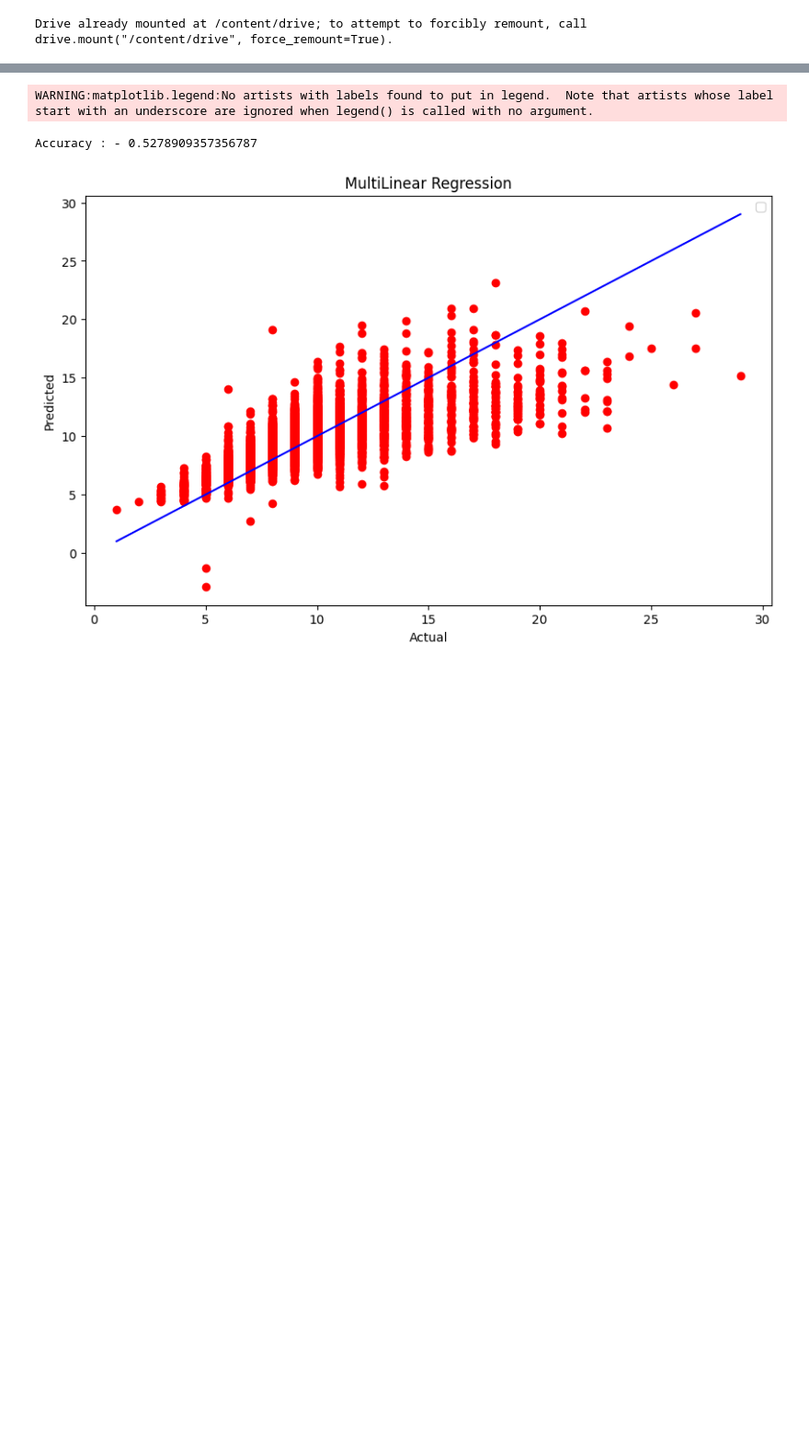
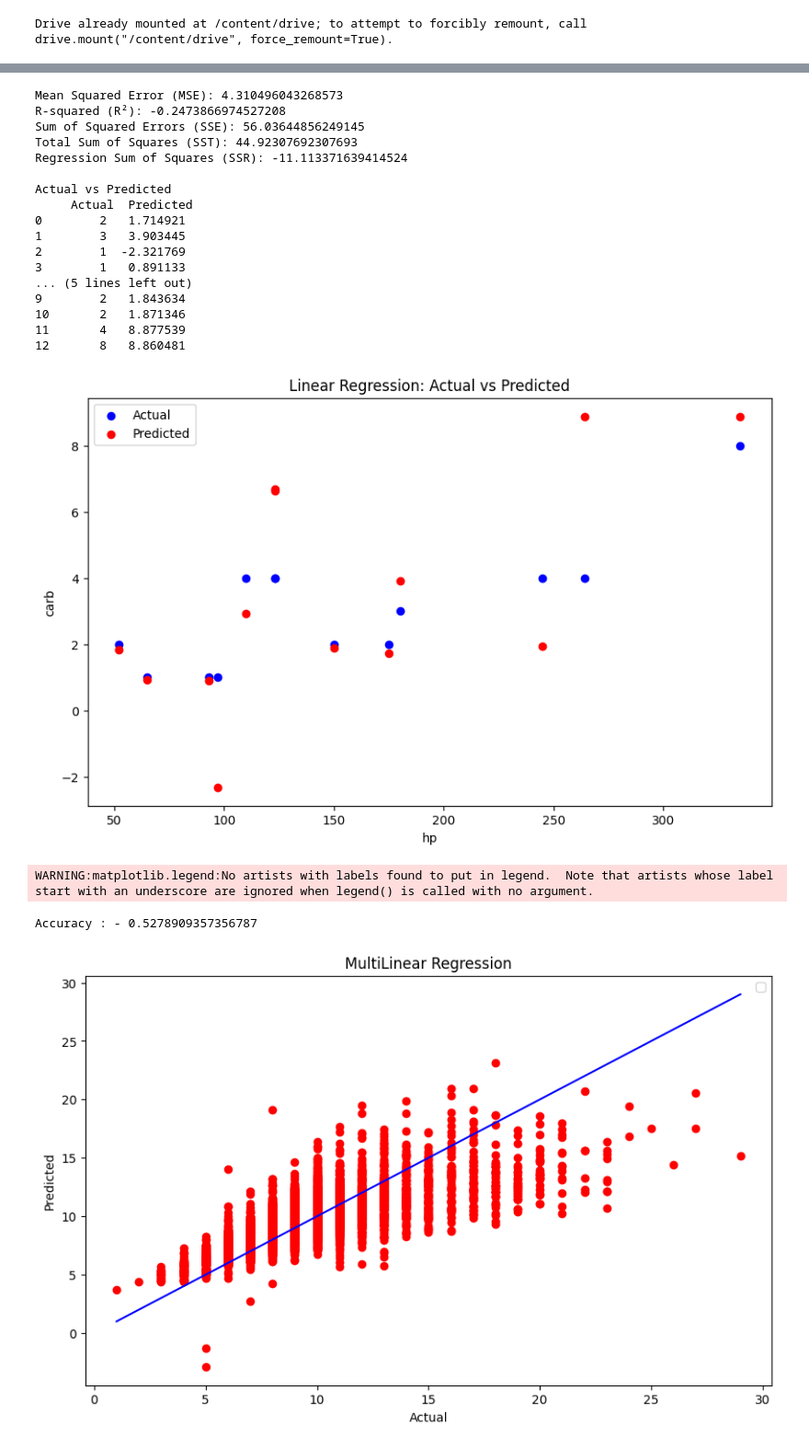
Before and after one commit to anishdevadiga/Machine_Learning, a Jupyter notebook: multiLinearRegresson.ipynb, the cells around one changed output, grey strips where cells are left out. Shown: that part at 92% size. Drawn from its saved outputs; the diff is of its cells as text; code cells hidden in the pictures; blank space fills up the shorter version.

```diff
--- a/multiLinearRegresson.ipynb
+++ b/multiLinearRegresson.ipynb
@@ -51,3 +16,67 @@ Accuracy : - 0.8735577163537018
+# %%
+#mtcars dataset
+mtcars = pd.read_csv("/content/drive/My Drive/mtcars.csv")
+
+# Prepare the features and target variable
+X_mtcars = mtcars[['cyl', 'disp', 'hp', 'drat', 'wt', 'qsec', 'vs', 'am', 'gear']].values
+y_mtcars = mtcars['carb'].values
+
+# Split the data into training and testing sets
+X_train, X_test, y_train, y_test = train_test_split(X_mtcars, y_mtcars, test_size=0.4, random_state=55)
+
+# Initialize and train the Linear Regression model
+model = LinearRegression()
+model.fit(X_train, y_train)
+
+# Predict on the test data
+y_pred = model.predict(X_test)
+
+# Evaluate the model
+mse = mean_squared_error(y_test, y_pred)
+r2 = r2_score(y_test, y_pred)
+sse = mse * len(y_test)
+sst = np.sum((y_test - np.mean(y_test))**2)
+ssr = sst - sse
+
+# Print evaluation metrics
+print("Mean Squared Error (MSE):", mse)
+print("R-squared (R²):", r2)
+print("Sum of Squared Errors (SSE):", sse)
+print("Total Sum of Squares (SST):", sst)
+print("Regression Sum of Squares (SSR):", ssr)
+
+# Prepare the results for visualization
+resultDataSet = pd.DataFrame({'Actual': y_test, 'Predicted': y_pred})
+print("\nActual vs Predicted\n", resultDataSet)
+
+# Plotting
+plt.figure(figsize=(10, 6))
+plt.scatter(X_test[:, 2], y_test, color='blue', label='Actual')  # 'hp' is the 3rd column (index 2)
+plt.scatter(X_test[:, 2], y_pred, color='red', label='Predicted')
+plt.title('Linear Regression: Actual vs Predicted')
+plt.xlabel('hp')
+plt.ylabel('carb')
+plt.legend()
+plt.show()
+# %% [output]
+Mean Squared Error (MSE): 4.310496043268573
+R-squared (R²): -0.2473866974527208
+Sum of Squared Errors (SSE): 56.03644856249145
+Total Sum of Squares (SST): 44.92307692307693
+Regression Sum of Squares (SSR): -11.113371639414524
+
+Actual vs Predicted
+     Actual  Predicted
+0        2   1.714921
+1        3   3.903445
+2        1  -2.321769
+3        1   0.891133
+... (5 lines left out)
+9        2   1.843634
+10       2   1.871346
+11       4   8.877539
+12       8   8.860481
+[figure, added]
 # %%
 #abalone dataset
 from sklearn.preprocessing import LabelEncoder
```
Also changed, not shown: parts of 2 cells of this notebook.
